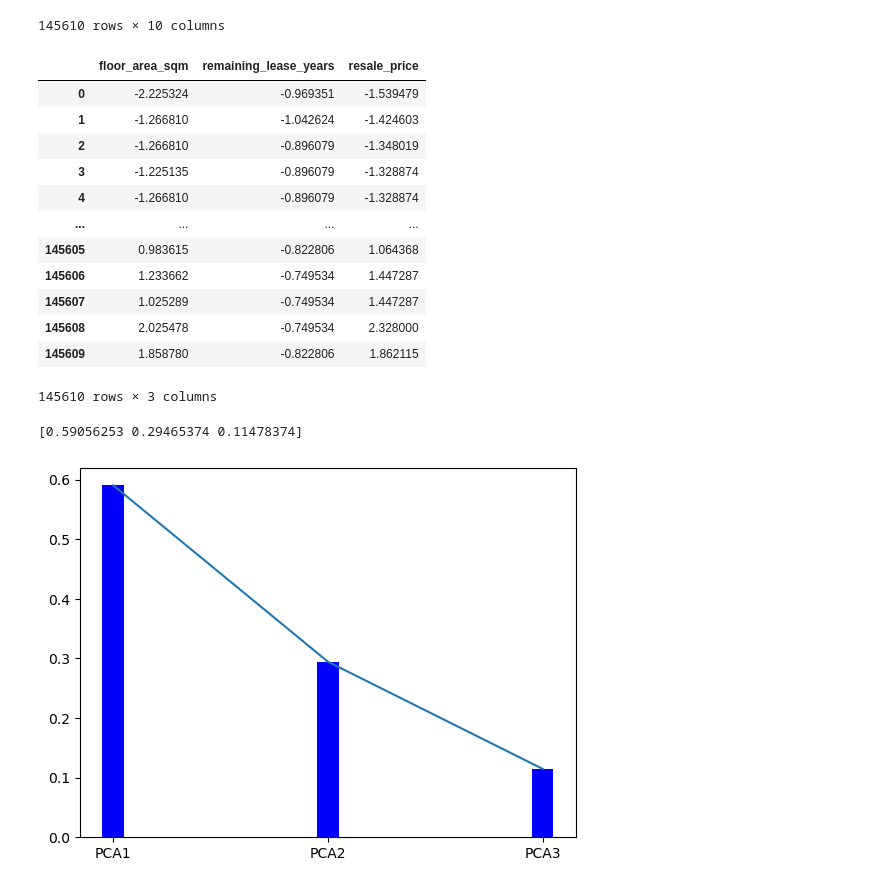
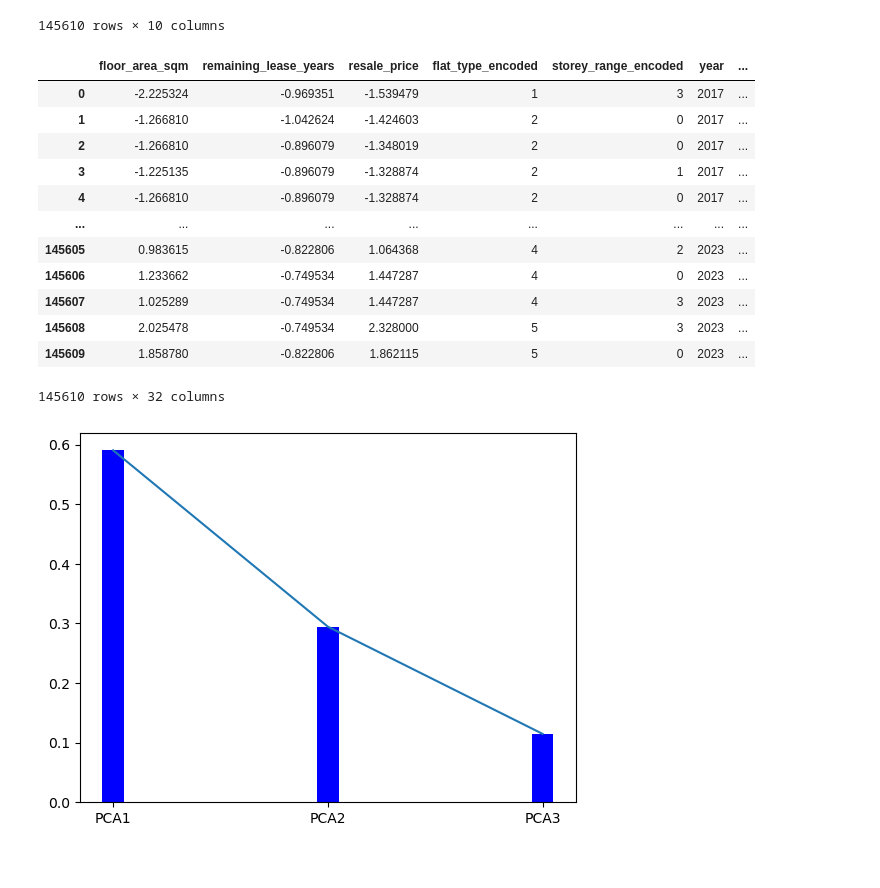
Before and after one commit to raphaelgohwx/datamining, a Jupyter notebook: proposal.ipynb, the cells around one changed output. Saved outputs shown, nothing was run; the diff lists cells and outputs as text; code cells hidden in the pictures.

```diff
--- a/proposal.ipynb
+++ b/proposal.ipynb
@@ -283,40 +284,60 @@ df2
 | 146870 | 2023-02 | YISHUN | EXECUTIVE | 5 | 10 TO 12 | 3 | 146.0 | ... |
 | 146871 | 2023-02 | YISHUN | EXECUTIVE | 5 | 01 TO 03 | 0 | 142.0 | ... |
 145610 rows × 10 columns
-# %%
-variables = ['floor_area_sqm', 'remaining_lease_years', 'resale_price']
-df3 = df2[['floor_area_sqm', 'remaining_lease_years', 'resale_price']]
-df3
-df4 = StandardScaler().fit_transform(df3)
-df4 = pd.DataFrame(df4, columns=variables)
-
-df4
-# %% [output]
-|  | floor_area_sqm | remaining_lease_years | resale_price |
-| 0 | -2.225324 | -0.969351 | -1.539479 |
-| 1 | -1.266810 | -1.042624 | -1.424603 |
-| 2 | -1.266810 | -0.896079 | -1.348019 |
-| 3 | -1.225135 | -0.896079 | -1.328874 |
-| 4 | -1.266810 | -0.896079 | -1.328874 |
-| ... | ... | ... | ... |
-| 145605 | 0.983615 | -0.822806 | 1.064368 |
-| 145606 | 1.233662 | -0.749534 | 1.447287 |
-| 145607 | 1.025289 | -0.749534 | 1.447287 |
-| 145608 | 2.025478 | -0.749534 | 2.328000 |
-| 145609 | 1.858780 | -0.822806 | 1.862115 |
-145610 rows × 3 columns
+# %%
+# Applying one hot encoding to town:
+from sklearn.preprocessing import LabelBinarizer
+labelbinarizer = LabelBinarizer()
+x = labelbinarizer.fit_transform(df2["town"])
+encoded_df = pd.DataFrame(x, columns=labelbinarizer.classes_)
+encoded_df.head()
+
+
+
+
+# Normalizing numerical variables:
+from sklearn.preprocessing import StandardScaler
+columns = [ 'floor_area_sqm', 'remaining_lease_years', 'resale_price']
+df2_normalized = StandardScaler().fit_transform(df2[columns])
+df2_normalized= pd.DataFrame(df2_normalized, columns = columns)
+
+df2 = df2.reset_index(drop=True)
+df2_normalized = df2_normalized.reset_index(drop=True)
+
+df2_normalized[['flat_type_encoded', 'storey_range_encoded']] = df2[['flat_type_encoded', 'storey_range_encoded']]
+df2_normalized['year'] = df2['month'].str.slice(0,4)
+df2_normalized = pd.concat([df2_normalized, encoded_df], axis=1)
+df2_normalized
+
+
+
+
+# 31 columns
+# 26 columns are one hot encoded from town
+# 145610 rows (encoded_df)
+# %% [output]
+|  | floor_area_sqm | remaining_lease_years | resale_price | flat_type_encoded | storey_range_encoded | year | ... |
+| 0 | -2.225324 | -0.969351 | -1.539479 | 1 | 3 | 2017 | ... |
+| 1 | -1.266810 | -1.042624 | -1.424603 | 2 | 0 | 2017 | ... |
+| 2 | -1.266810 | -0.896079 | -1.348019 | 2 | 0 | 2017 | ... |
+| 3 | -1.225135 | -0.896079 | -1.328874 | 2 | 1 | 2017 | ... |
+| 4 | -1.266810 | -0.896079 | -1.328874 | 2 | 0 | 2017 | ... |
+| ... | ... | ... | ... | ... | ... | ... | ... |
+| 145605 | 0.983615 | -0.822806 | 1.064368 | 4 | 2 | 2023 | ... |
+| 145606 | 1.233662 | -0.749534 | 1.447287 | 4 | 0 | 2023 | ... |
+| 145607 | 1.025289 | -0.749534 | 1.447287 | 4 | 3 | 2023 | ... |
+| 145608 | 2.025478 | -0.749534 | 2.328000 | 5 | 3 | 2023 | ... |
+| 145609 | 1.858780 | -0.822806 | 1.862115 | 5 | 0 | 2023 | ... |
+145610 rows × 32 columns
 # %%
+# PCA
 from sklearn.decomposition import PCA
 
 pca = PCA(n_components=3)
 
-df4_pca = pca.fit_transform(df4)
+x_pca = pca.fit_transform(df2_normalized[['floor_area_sqm', 'remaining_lease_years', 'resale_price']])
 
-df4_pca = pd.DataFrame(df4_pca)
-df4_pca
-
-print(pca.explained_variance_ratio_)
-
+x_pca = pd.DataFrame(x_pca)
 df4_names = []
 y= pca.explained_variance_ratio_
 
@@ -330,5 +351,4 @@ plt.bar(default_x_ticks, y,width=0.1,color= 'blue')
 plt.xticks(default_x_ticks, df4_names)
 plt.show()
 # %% [output]
-[0.59056253 0.29465374 0.11478374]
 [figure]
```
Also changed, not shown: parts of 7 cells of this notebook.
